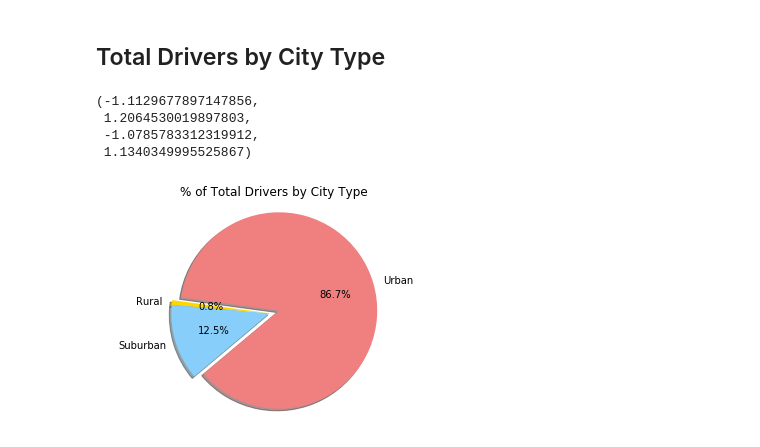
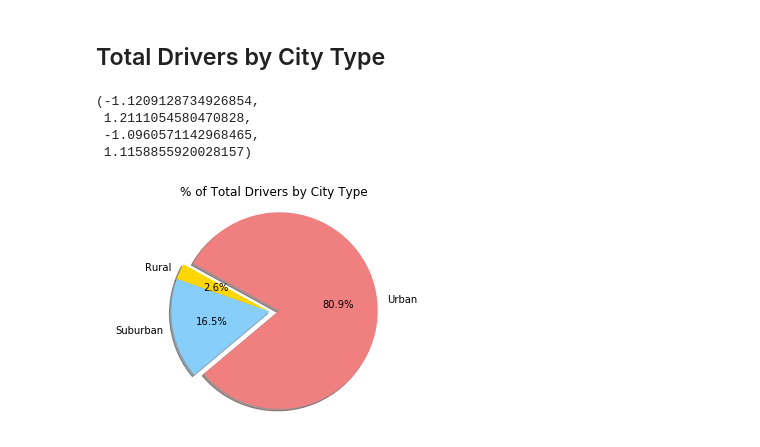
Before and after one commit to Kerrykova/Pyber, a Jupyter notebook: pyber_starter.ipynb, the cells around one changed output. Drawn from its saved outputs; the diff is of its cells as text; code cells hidden in the pictures.

```diff
--- a/pyber_starter.ipynb
+++ b/pyber_starter.ipynb
@@ -16,10 +24,10 @@ rd = pd.read_csv(ride_data_to_load)
 
 
 # Combine the data into a single dataset
-df = rd.merge(cd, on="city")
+df = rd.merge(cd, on="city", how='outer')
 
 # Display the data table for preview
-df
+df.head()
 # %% [output]
 |  | city | date | fare | ride_id | driver_count | type |
 | 0 | Lake Jonathanshire | 2018-01-14 10:14:22 | 13.83 | 5739410935873 | 5 | Urban |
@@ -150,24 +137,33 @@ plt.show()
 ## Total Drivers by City Type
 # %%
 # Calculate Driver Percents
-urban_driver_total = urban.driver_count.sum()
-suburban_driver_total = suburban.driver_count.sum()
-rural_driver_total = rural.driver_count.sum()
+
+unique = df.drop_duplicates(subset="city")
+
+urban_unique = unique.loc[unique['type'] == "Urban"]
+suburban_unique = unique.loc[unique['type'] == "Suburban"]
+rural_unique = unique.loc[unique['type'] == "Rural"]
+
+urban_driver_total = urban_unique.driver_count.sum()
+suburban_driver_total = suburban_unique.driver_count.sum()
+rural_driver_total = rural_unique.driver_count.sum()
 
 driver_by_city = np.array([urban_driver_total, rural_driver_total, suburban_driver_total], dtype=float)
 explode = (.1,0,0)
+
 # Build Pie Charts
 plt.pie(driver_by_city, explode=explode, colors=colors, labels=city_type,
         autopct="%1.1f%%", shadow=True, startangle=220)
 plt.title("% of Total Drivers by City Type")
 plt.axis("equal")
+
 # Save Figure
 # %% [output]
-(-1.1129677897147856,
- 1.2064530019897803,
- -1.0785783312319912,
- 1.1340349995525867)
+(-1.1209128734926854,
+ 1.2111054580470828,
+ -1.0960571142968465,
+ 1.1158855920028157)
-[figure, old version]
+[figure, new version]
 # %%
 # Show Figure
 plt.show()
```
Also changed, not shown: parts of 6 cells of this notebook, 1 other file.
